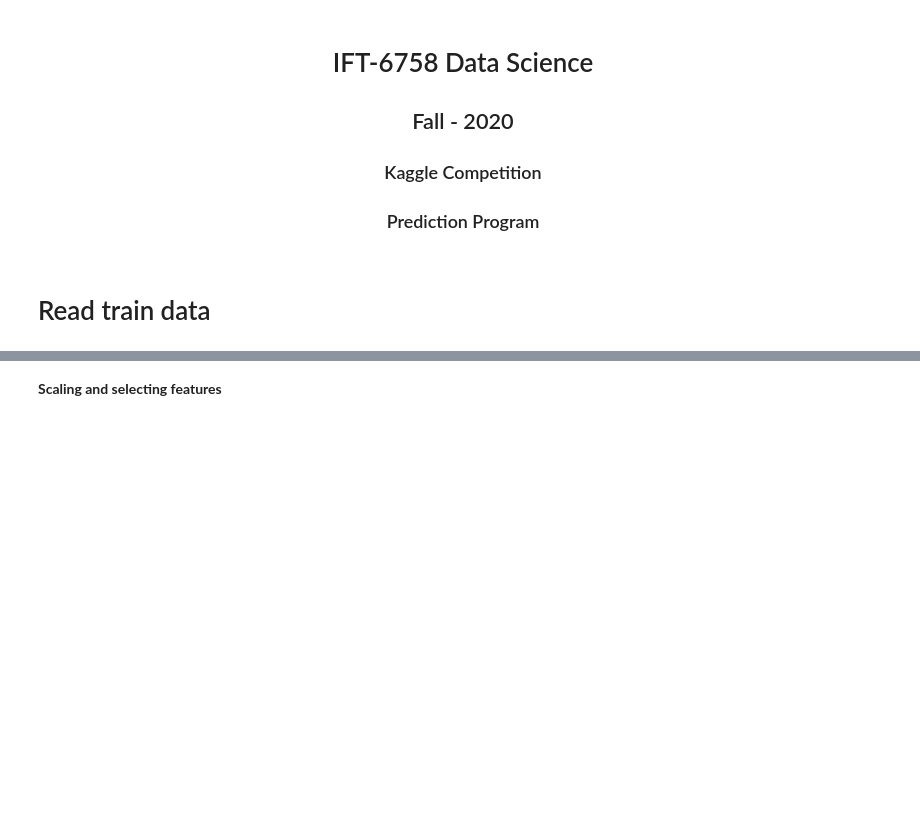
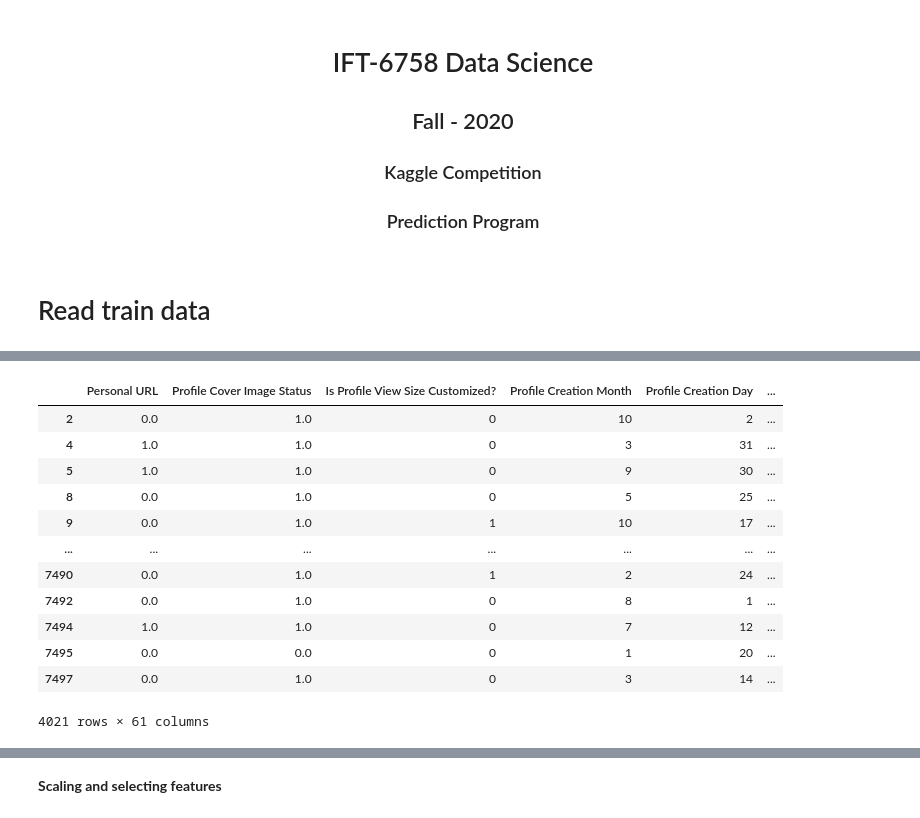
Before and after one commit to syrix78/IFT6758_Competition, a Jupyter notebook: quentin/predictor.ipynb, the cells around one changed output, grey strips where cells are left out. Saved outputs shown, nothing was run; the diff lists cells and outputs as text; code cells hidden in the pictures; blank space fills up the shorter version.

```diff
--- a/quentin/predictor.ipynb
+++ b/quentin/predictor.ipynb
@@ -23,3 +38,18 @@ id_test = test_data['Id']
 # %%
 train_data.drop(columns=['Id', 'Profile Image', 'Profile Text Color', 'Profile Page Color', 'Profile Theme Color'], inplace=True)
 test_data.drop(columns=['Id', 'Profile Image', 'Profile Text Color', 'Profile Page Color', 'Profile Theme Color'], inplace=True)
+train_data
+# %% [output]
+|  | Personal URL | Profile Cover Image Status | Is Profile View Size Customized? | Profile Creation Month | Profile Creation Day | ... |
+| 2 | 0.0 | 1.0 | 0 | 10 | 2 | ... |
+| 4 | 1.0 | 1.0 | 0 | 3 | 31 | ... |
+| 5 | 1.0 | 1.0 | 0 | 9 | 30 | ... |
+| 8 | 0.0 | 1.0 | 0 | 5 | 25 | ... |
+| 9 | 0.0 | 1.0 | 1 | 10 | 17 | ... |
+| ... | ... | ... | ... | ... | ... | ... |
+| 7490 | 0.0 | 1.0 | 1 | 2 | 24 | ... |
+| 7492 | 0.0 | 1.0 | 0 | 8 | 1 | ... |
+| 7494 | 1.0 | 1.0 | 0 | 7 | 12 | ... |
+| 7495 | 0.0 | 0.0 | 0 | 1 | 20 | ... |
+| 7497 | 0.0 | 1.0 | 0 | 3 | 14 | ... |
+4021 rows × 61 columns
```
Also changed, not shown: parts of 13 cells of this notebook, 1 other file.
